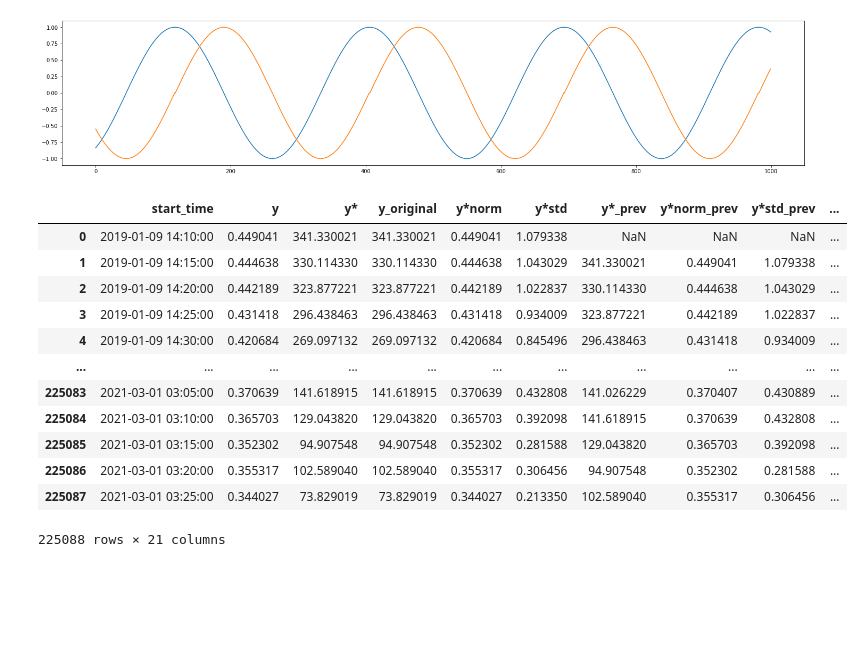
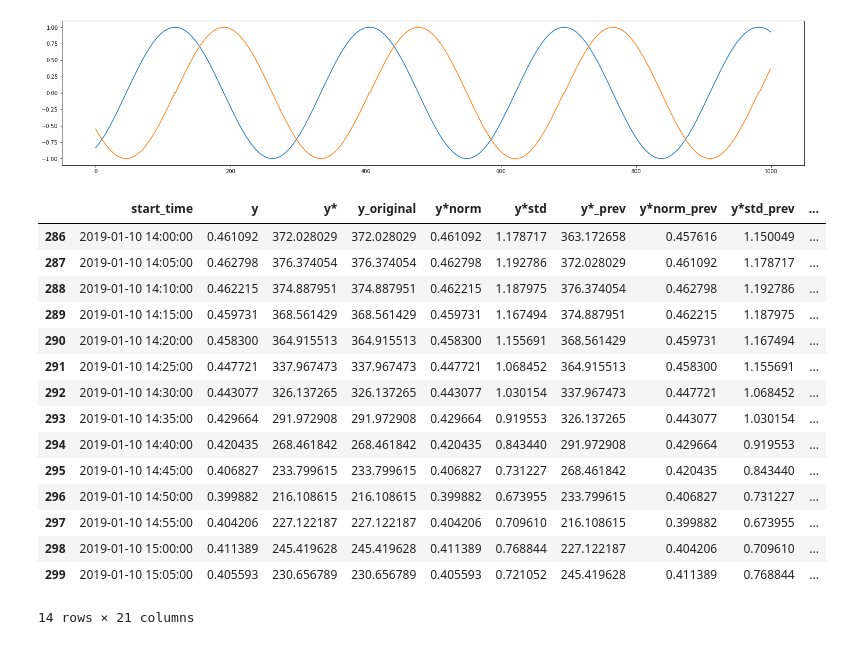
Before and after one commit to haakon8855/time-series-forecasting-RNN, a Jupyter notebook: eda.ipynb, the cells around one changed output. Cells and saved outputs as stored; diff of their text form; code cells hidden in the pictures; blank space fills up the shorter version.

```diff
--- a/eda.ipynb
+++ b/eda.ipynb
@@ -210,29 +210,32 @@ plt.show()
 # %%
 data_train['date'] = pd.to_datetime(data_train['start_time']).dt.date
 daily_mean = data_train.groupby(['date']).y.mean()
 daily_mean = pd.DataFrame(daily_mean)
 daily_mean['date'] = daily_mean.index
 daily_mean = daily_mean.set_index(np.arange(len(daily_mean)))
 daily_mean = daily_mean.rename(columns={'y': 'daily_mean'})
 
 daily_mean['daily_mean'] = daily_mean['daily_mean'].shift(1)
 
 daily_mean
 
 data_train = data_train.merge(daily_mean, left_on='date', right_on='date')
 
-data_train.drop(['hydro', 'micro', 'thermal', 'wind', 'river', 'total', 'sys_reg', 'flow'], axis=1)
+data_train.drop(['hydro', 'micro', 'thermal', 'wind', 'river', 'total', 'sys_reg', 'flow'], axis=1).iloc[286:300]
 # %% [output]
 |  | start_time | y | y* | y_original | y*norm | y*std | y*_prev | y*norm_prev | y*std_prev | ... |
-| 0 | 2019-01-09 14:10:00 | 0.449041 | 341.330021 | 341.330021 | 0.449041 | 1.079338 | NaN | NaN | NaN | ... |
-| 1 | 2019-01-09 14:15:00 | 0.444638 | 330.114330 | 330.114330 | 0.444638 | 1.043029 | 341.330021 | 0.449041 | 1.079338 | ... |
-| 2 | 2019-01-09 14:20:00 | 0.442189 | 323.877221 | 323.877221 | 0.442189 | 1.022837 | 330.114330 | 0.444638 | 1.043029 | ... |
-| 3 | 2019-01-09 14:25:00 | 0.431418 | 296.438463 | 296.438463 | 0.431418 | 0.934009 | 323.877221 | 0.442189 | 1.022837 | ... |
-| 4 | 2019-01-09 14:30:00 | 0.420684 | 269.097132 | 269.097132 | 0.420684 | 0.845496 | 296.438463 | 0.431418 | 0.934009 | ... |
-| ... | ... | ... | ... | ... | ... | ... | ... | ... | ... | ... |
-| 225083 | 2021-03-01 03:05:00 | 0.370639 | 141.618915 | 141.618915 | 0.370639 | 0.432808 | 141.026229 | 0.370407 | 0.430889 | ... |
-| 225084 | 2021-03-01 03:10:00 | 0.365703 | 129.043820 | 129.043820 | 0.365703 | 0.392098 | 141.618915 | 0.370639 | 0.432808 | ... |
-| 225085 | 2021-03-01 03:15:00 | 0.352302 | 94.907548 | 94.907548 | 0.352302 | 0.281588 | 129.043820 | 0.365703 | 0.392098 | ... |
-| 225086 | 2021-03-01 03:20:00 | 0.355317 | 102.589040 | 102.589040 | 0.355317 | 0.306456 | 94.907548 | 0.352302 | 0.281588 | ... |
-| 225087 | 2021-03-01 03:25:00 | 0.344027 | 73.829019 | 73.829019 | 0.344027 | 0.213350 | 102.589040 | 0.355317 | 0.306456 | ... |
+| 286 | 2019-01-10 14:00:00 | 0.461092 | 372.028029 | 372.028029 | 0.461092 | 1.178717 | 363.172658 | 0.457616 | 1.150049 | ... |
+| 287 | 2019-01-10 14:05:00 | 0.462798 | 376.374054 | 376.374054 | 0.462798 | 1.192786 | 372.028029 | 0.461092 | 1.178717 | ... |
+| 288 | 2019-01-10 14:10:00 | 0.462215 | 374.887951 | 374.887951 | 0.462215 | 1.187975 | 376.374054 | 0.462798 | 1.192786 | ... |
+| 289 | 2019-01-10 14:15:00 | 0.459731 | 368.561429 | 368.561429 | 0.459731 | 1.167494 | 374.887951 | 0.462215 | 1.187975 | ... |
+| 290 | 2019-01-10 14:20:00 | 0.458300 | 364.915513 | 364.915513 | 0.458300 | 1.155691 | 368.561429 | 0.459731 | 1.167494 | ... |
+| 291 | 2019-01-10 14:25:00 | 0.447721 | 337.967473 | 337.967473 | 0.447721 | 1.068452 | 364.915513 | 0.458300 | 1.155691 | ... |
+| 292 | 2019-01-10 14:30:00 | 0.443077 | 326.137265 | 326.137265 | 0.443077 | 1.030154 | 337.967473 | 0.447721 | 1.068452 | ... |
+| 293 | 2019-01-10 14:35:00 | 0.429664 | 291.972908 | 291.972908 | 0.429664 | 0.919553 | 326.137265 | 0.443077 | 1.030154 | ... |
+| 294 | 2019-01-10 14:40:00 | 0.420435 | 268.461842 | 268.461842 | 0.420435 | 0.843440 | 291.972908 | 0.429664 | 0.919553 | ... |
+| 295 | 2019-01-10 14:45:00 | 0.406827 | 233.799615 | 233.799615 | 0.406827 | 0.731227 | 268.461842 | 0.420435 | 0.843440 | ... |
+| 296 | 2019-01-10 14:50:00 | 0.399882 | 216.108615 | 216.108615 | 0.399882 | 0.673955 | 233.799615 | 0.406827 | 0.731227 | ... |
+| 297 | 2019-01-10 14:55:00 | 0.404206 | 227.122187 | 227.122187 | 0.404206 | 0.709610 | 216.108615 | 0.399882 | 0.673955 | ... |
+| 298 | 2019-01-10 15:00:00 | 0.411389 | 245.419628 | 245.419628 | 0.411389 | 0.768844 | 227.122187 | 0.404206 | 0.709610 | ... |
+| 299 | 2019-01-10 15:05:00 | 0.405593 | 230.656789 | 230.656789 | 0.405593 | 0.721052 | 245.419628 | 0.411389 | 0.768844 | ... |
-225088 rows × 21 columns
+14 rows × 21 columns
```
Also changed, not shown: 5 other files.
